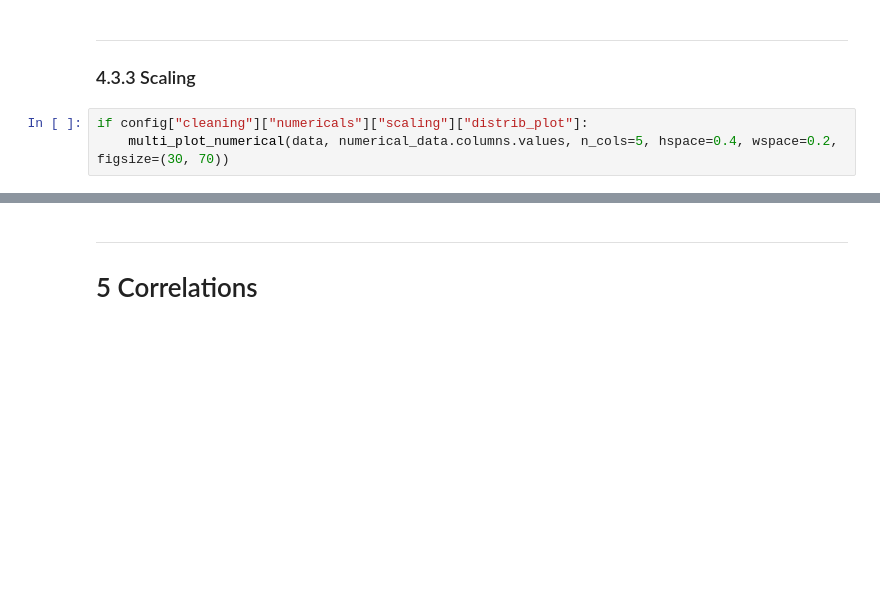
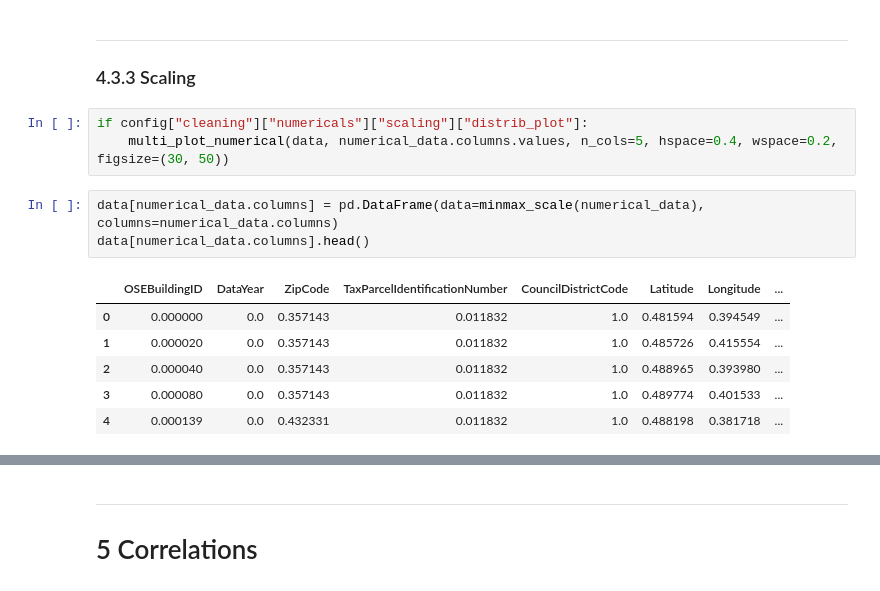
Before and after one commit to curiousmindflow/oc-ml-p3, a Jupyter notebook: preparation.ipynb, the cells around one changed output, grey strips where cells are left out. Saved outputs shown, nothing was run; the diff lists cells and outputs as text; blank space fills up the shorter version.

```diff
--- a/preparation.ipynb
+++ b/preparation.ipynb
@@ -379,4 +480,14 @@ if config["cleaning"]["numericals"]["outliers"]["plot"]:
 ### 4.3.3 Scaling
 # %%
 if config["cleaning"]["numericals"]["scaling"]["distrib_plot"]:
-    multi_plot_numerical(data, numerical_data.columns.values, n_cols=5, hspace=0.4, wspace=0.2, figsize=(30, 70))
+    multi_plot_numerical(data, numerical_data.columns.values, n_cols=5, hspace=0.4, wspace=0.2, figsize=(30, 50))
+# %%
+data[numerical_data.columns] = pd.DataFrame(data=minmax_scale(numerical_data), columns=numerical_data.columns)
+data[numerical_data.columns].head()
+# %% [output]
+|  | OSEBuildingID | DataYear | ZipCode | TaxParcelIdentificationNumber | CouncilDistrictCode | Latitude | Longitude | ... |
+| 0 | 0.000000 | 0.0 | 0.357143 | 0.011832 | 1.0 | 0.481594 | 0.394549 | ... |
+| 1 | 0.000020 | 0.0 | 0.357143 | 0.011832 | 1.0 | 0.485726 | 0.415554 | ... |
+| 2 | 0.000040 | 0.0 | 0.357143 | 0.011832 | 1.0 | 0.488965 | 0.393980 | ... |
+| 3 | 0.000080 | 0.0 | 0.357143 | 0.011832 | 1.0 | 0.489774 | 0.401533 | ... |
+| 4 | 0.000139 | 0.0 | 0.432331 | 0.011832 | 1.0 | 0.488198 | 0.381718 | ... |
```
Also changed, not shown: parts of 31 cells of this notebook, 2 other files.
